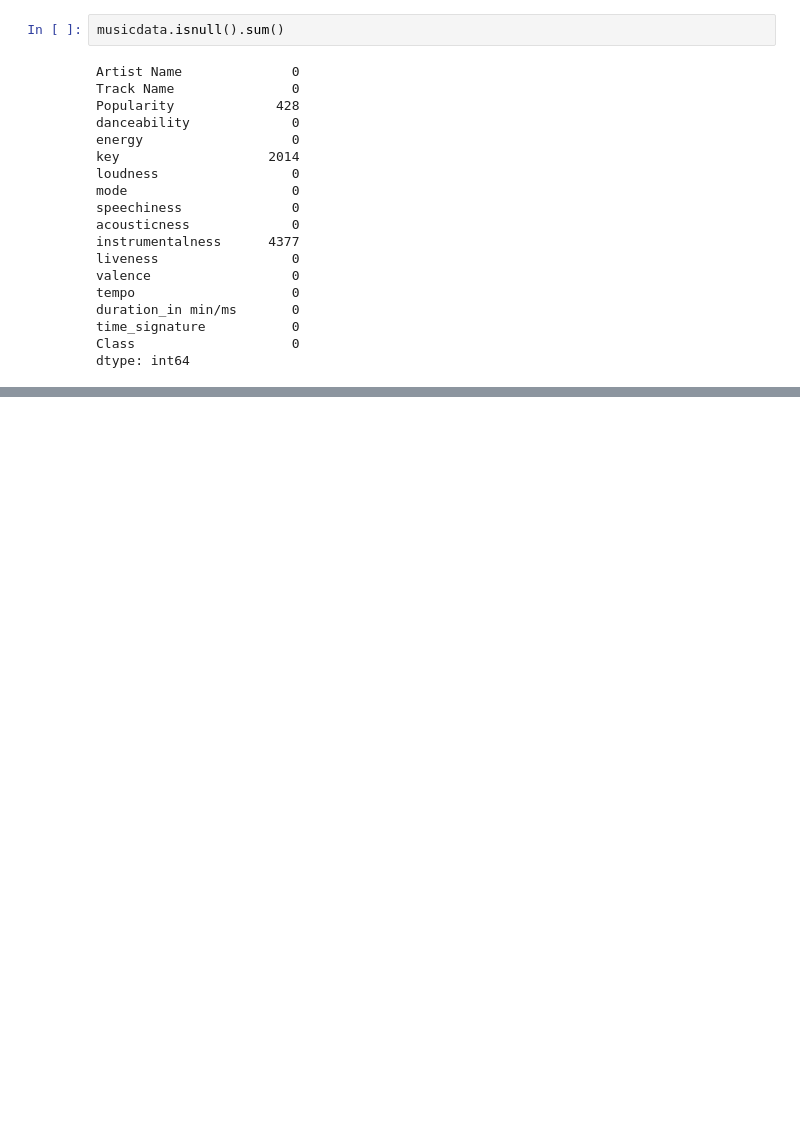
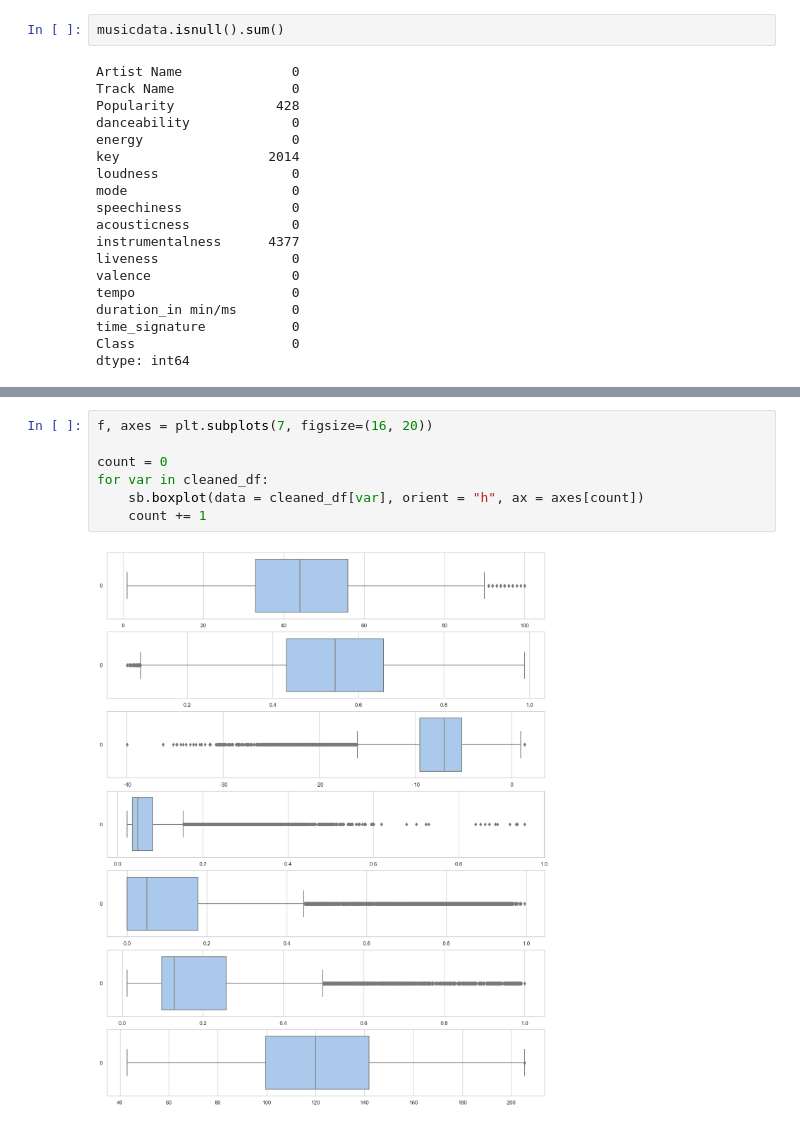
Before and after one commit to cianmung/SC1015---Mini-Project, a Jupyter notebook: Project.ipynb, the cells around one changed output, grey strips where cells are left out. Drawn from its saved outputs; the diff is of its cells as text; blank space fills up the shorter version.

```diff
--- a/Project.ipynb
+++ b/Project.ipynb
@@ -196,0 +332,9 @@ dtype: int64
+# %%
+f, axes = plt.subplots(7, figsize=(16, 20))
+
+count = 0
+for var in cleaned_df:
+    sb.boxplot(data = cleaned_df[var], orient = "h", ax = axes[count])
+    count += 1
+# %% [output]
+[figure, added]
```
Also changed, not shown: parts of 14 cells of this notebook.
